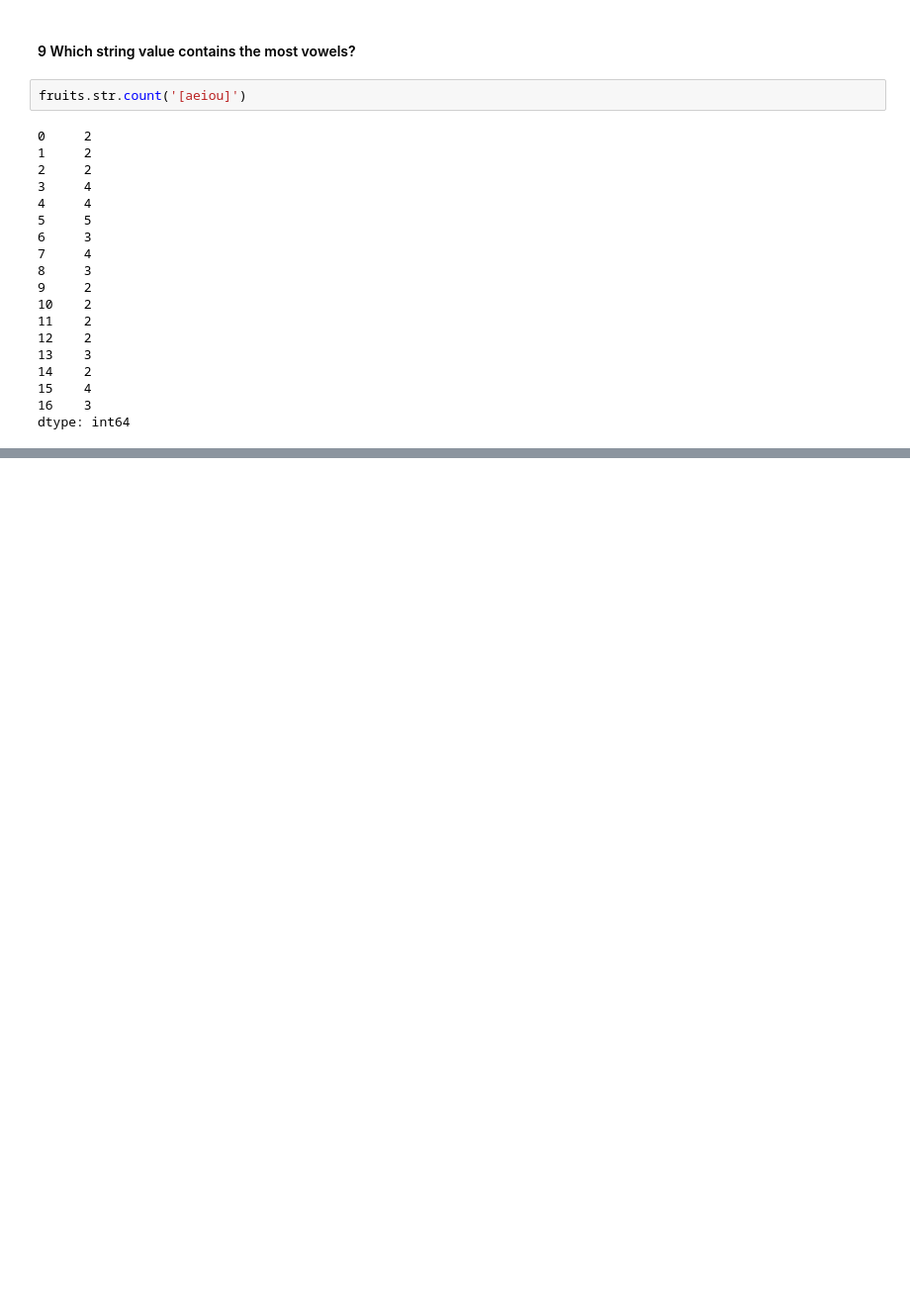
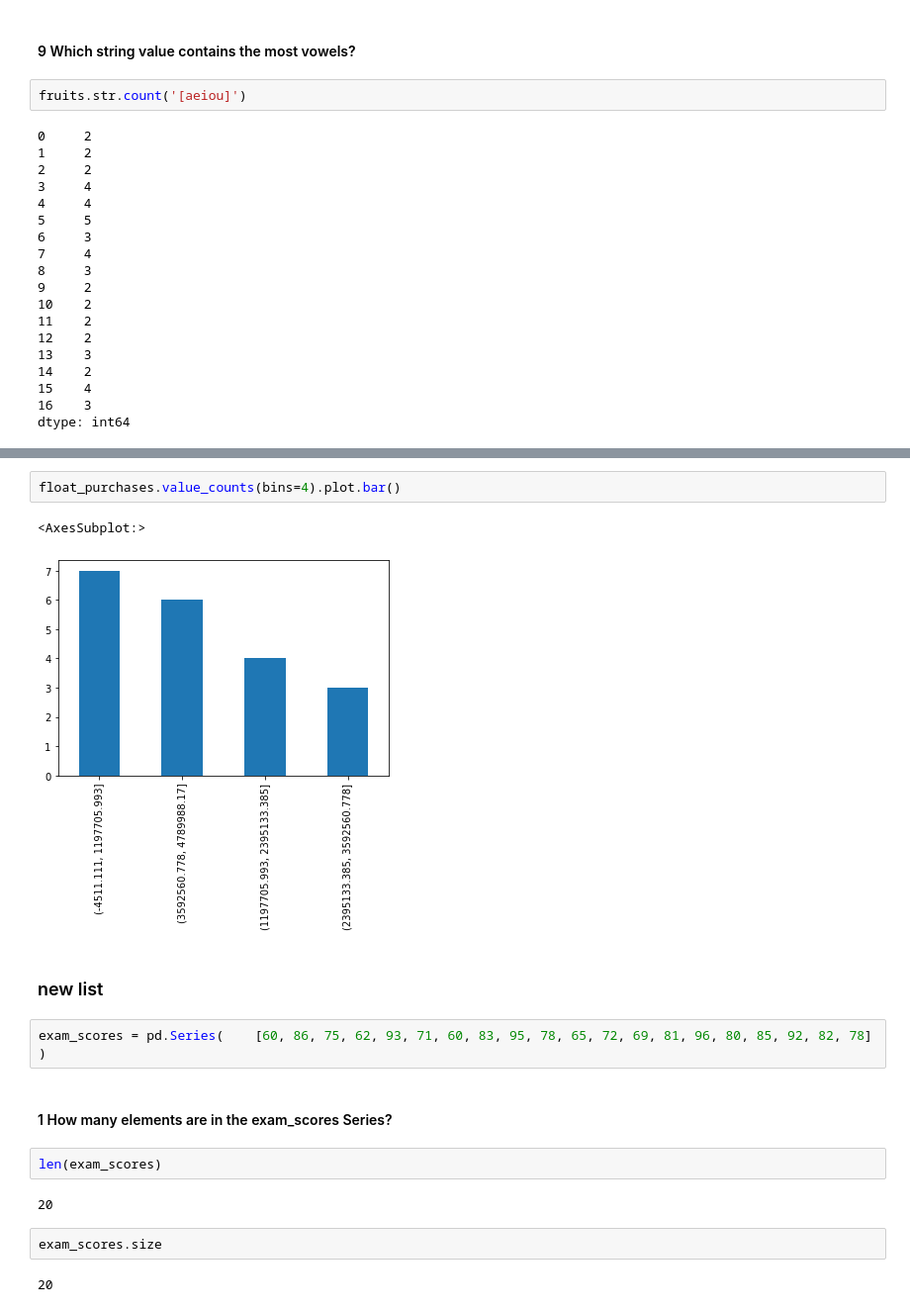
Before and after one commit to VasiliyAMelkozerov/numpy-pandas-visualization-exercises, a Jupyter notebook: pandas_series.ipynb, the cells around one changed output, grey strips where cells are left out. Shown: that part at 99% size. Saved outputs shown, nothing was run; the diff lists cells and outputs as text; blank space fills up the shorter version.

```diff
--- a/pandas_series.ipynb
+++ b/pandas_series.ipynb
@@ -290,0 +555,20 @@ dtype: int64
+# %%
+float_purchases.value_counts(bins=4).plot.bar()
+# %% [output]
+<AxesSubplot:>
+[figure, added]
+# %% [markdown]
+### new list
+# %%
+exam_scores = pd.Series(    [60, 86, 75, 62, 93, 71, 60, 83, 95, 78, 65, 72, 69, 81, 96, 80, 85, 92, 82, 78]
+)
+# %% [markdown]
+#### 1 How many elements are in the exam_scores Series?
+# %%
+len(exam_scores)
+# %% [output]
+20
+# %%
+exam_scores.size
+# %% [output]
+20
```
Also changed, not shown: parts of 62 cells of this notebook.
